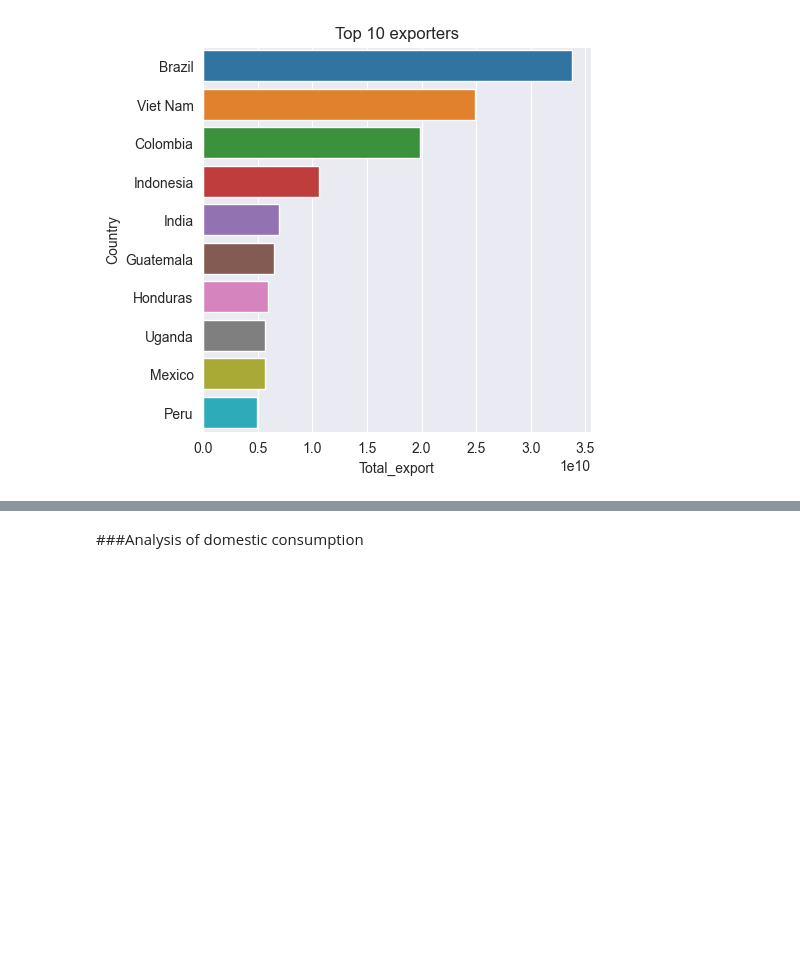
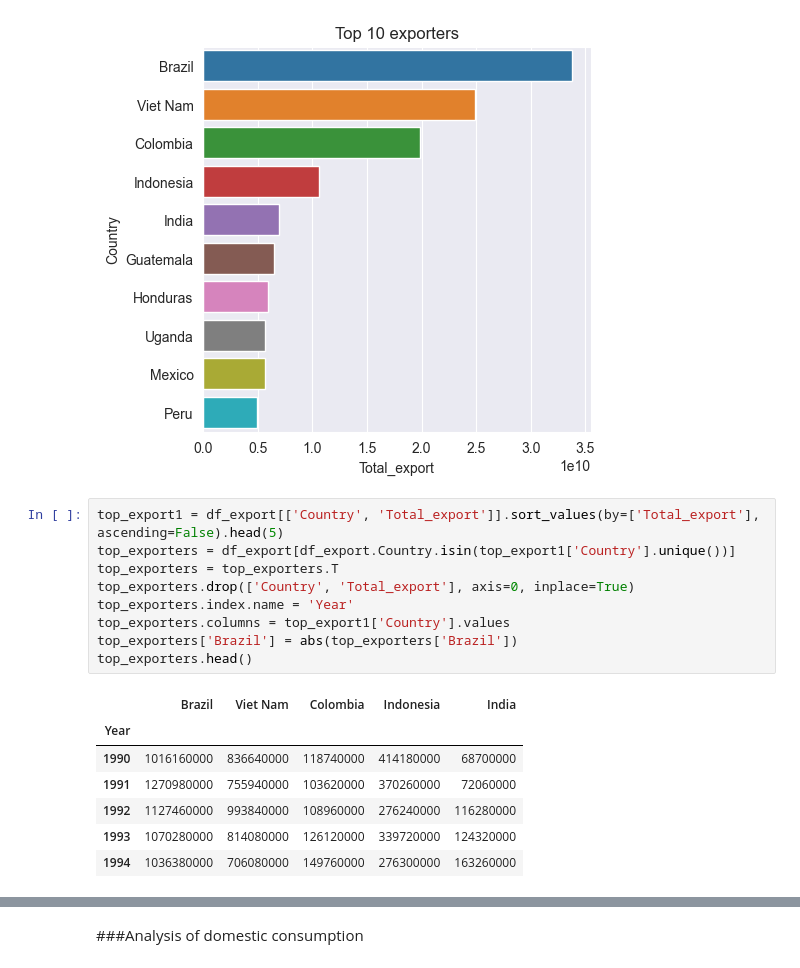
Before and after one commit to zklxx/Coffee_dataset_EDA, a Jupyter notebook: coffee.ipynb, the cells around one changed output, grey strips where cells are left out. Drawn from its saved outputs; the diff is of its cells as text; blank space fills up the shorter version.

```diff
--- a/coffee.ipynb
+++ b/coffee.ipynb
@@ -151,3 +151,20 @@ g.set_title("Top 10 exporters")
 # %% [output]
 Text(0.5, 1.0, 'Top 10 exporters')
 [figure]
+# %%
+top_export1 = df_export[['Country', 'Total_export']].sort_values(by=['Total_export'], ascending=False).head(5)
+top_exporters = df_export[df_export.Country.isin(top_export1['Country'].unique())]
+top_exporters = top_exporters.T
+top_exporters.drop(['Country', 'Total_export'], axis=0, inplace=True)
+top_exporters.index.name = 'Year'
+top_exporters.columns = top_export1['Country'].values
+top_exporters['Brazil'] = abs(top_exporters['Brazil'])
+top_exporters.head()
+# %% [output]
+|  | Brazil | Viet Nam | Colombia | Indonesia | India |
+| Year |  |  |  |  |  |
+| 1990 | 1016160000 | 836640000 | 118740000 | 414180000 | 68700000 |
+| 1991 | 1270980000 | 755940000 | 103620000 | 370260000 | 72060000 |
+| 1992 | 1127460000 | 993840000 | 108960000 | 276240000 | 116280000 |
+| 1993 | 1070280000 | 814080000 | 126120000 | 339720000 | 124320000 |
+| 1994 | 1036380000 | 706080000 | 149760000 | 276300000 | 163260000 |
```
Also changed, not shown: parts of 6 cells of this notebook.
